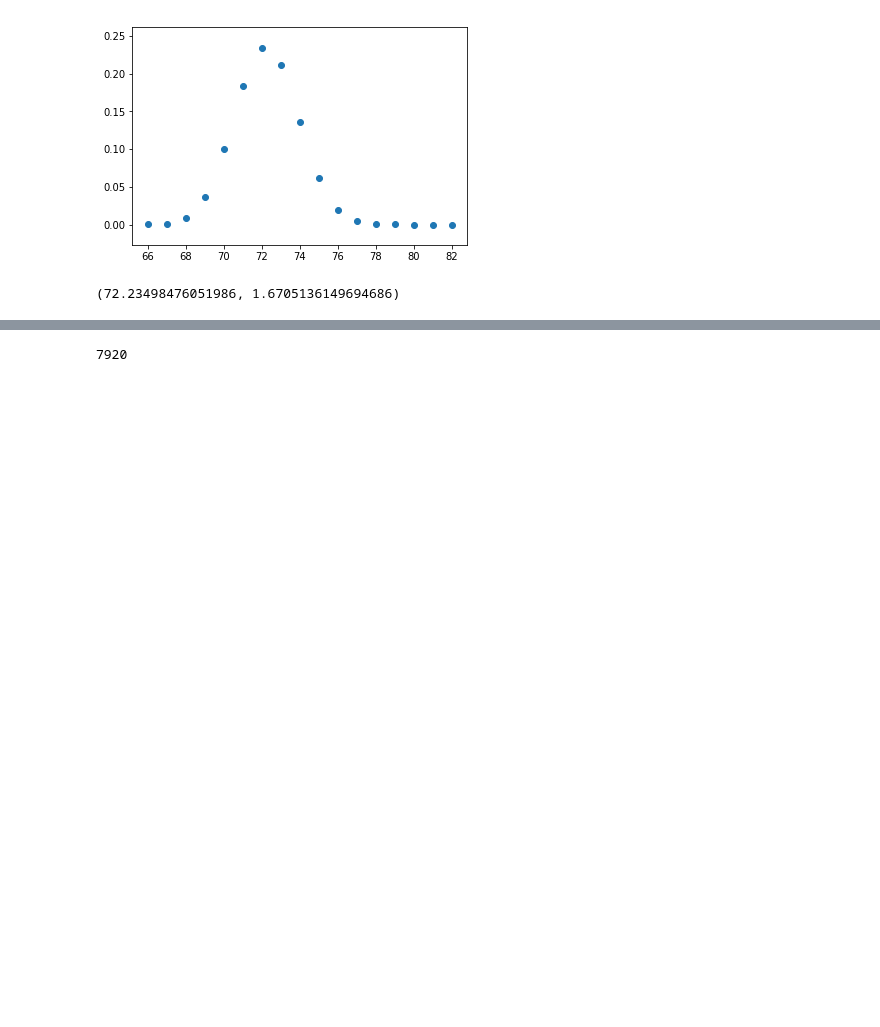
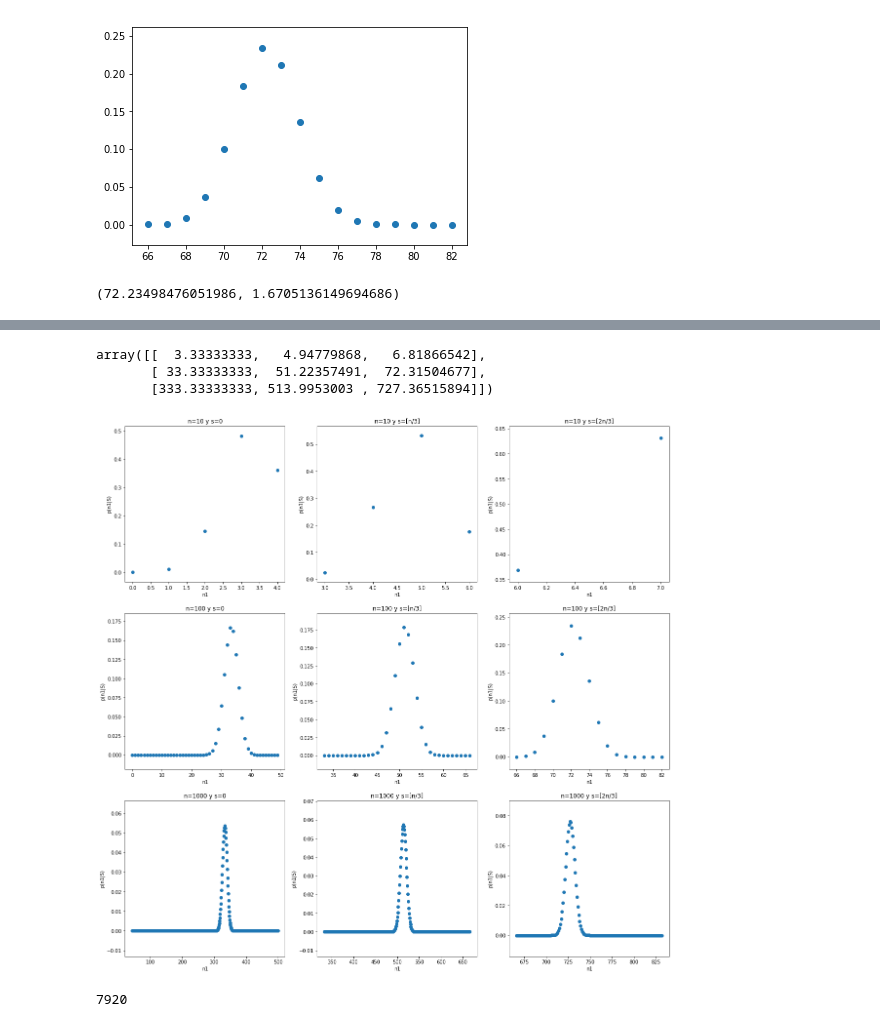
Before and after one commit to SantiagoBeltran/Tarea2FE, a Jupyter notebook: Tarea 2.ipynb, the cells around one changed output, grey strips where cells are left out. Saved outputs shown, nothing was run; the diff lists cells and outputs as text; code cells hidden in the pictures; blank space fills up the shorter version.

Commit message:
Agregar graficas y datos de n=1000

```diff
--- a/Tarea 2.ipynb
+++ b/Tarea 2.ipynb
@@ -217,0 +255,73 @@ OverflowError: int too large to convert to float
+# %%
+def estimado(n):
+    M=np.zeros((3,3))
+    for i in range(len(n)):
+        s=[0,int(n[i]/3),int(2*n[i]/3)]
+        for j in range(len(s)):
+            M[i][j]=(3*s[j]+4*n[i]-np.sqrt(4*(n[i])**2-3*(s[j])**2))/6
+    return M
+n=[10,100,1000]
+estimado(n)
+# %% [output]
+array([[  3.33333333,   4.94779868,   6.81866542],
+       [ 33.33333333,  51.22357491,  72.31504677],
+       [333.33333333, 513.9953003 , 727.36515894]])
+# %%
+plt.figure(figsize=(20,20))
+plt.subplot(3,3,1)
+plt.title("n=10 y s=0")
+plt.scatter(n1[A!=0],A[A!=0])
+plt.xlabel("n1")
+plt.ylabel("p(n1|S)")
+#plt.label("Promedio: {} Incertidumbre:{}".format(promedio(n1,A),sigma(n1,A)))
+plt.subplot(3,3,2)
+plt.title("n=10 y s=[n/3]")
+plt.scatter(n1[B!=0],B[B!=0] )
+plt.xlabel("n1")
+plt.ylabel("p(n1|S)")
+#plt.label("Promedio: {} Incertidumbre:{}".format(promedio(n1,B),sigma(n1,B)))
+plt.subplot(3,3,3)
+plt.title("n=10 y s=[2n/3]")
+plt.scatter(n1[C!=0],C[C!=0] )
+plt.xlabel("n1")
+plt.ylabel("p(n1|S)")
+#plt.label("Promedio: {} Incertidumbre:{}".format(promedio(n1,C),sigma(n1,C)))
+plt.subplot(3,3,4)
+plt.title("n=100 y s=0")
+plt.scatter(n2[D!=0],D[D!=0] )
+plt.xlabel("n1")
+plt.ylabel("p(n1|S)")
+#plt.label("Promedio: {} Incertidumbre:{}".format(promedio(n2,D),sigma(n2,D)))
+plt.subplot(3,3,5)
+plt.title("n=100 y s=[n/3]")
+plt.scatter(n2[E!=0],E[E!=0] )
+plt.xlabel("n1")
+plt.ylabel("p(n1|S)")
+#plt.label("Promedio: {} Incertidumbre:{}".format(promedio(n2,E),sigma(n2,E)))
+plt.subplot(3,3,6)
+plt.title("n=100 y s=[2n/3]")
+plt.scatter(n2[F!=0],F[F!=0] )
+plt.xlabel("n1")
+plt.ylabel("p(n1|S)")
+#plt.label("Promedio: {} Incertidumbre:{}".format(promedio(n2,F),sigma(n2,F)))
+plt.subplot(3,3,7)
+plt.title("n=1000 y s=0")
+plt.scatter(n3[G!=0],G[G!=0] )
+plt.xlabel("n1")
+plt.ylabel("p(n1|S)")
+#plt.label("Promedio: {} Incertidumbre:{}".format(promedio(n3,G),sigma(n3,G)))
+plt.subplot(3,3,8)
+plt.title("n=1000 y s=[n/3]")
+plt.scatter(n3[H!=0],H[H!=0] )
+plt.xlabel("n1")
+plt.ylabel("p(n1|S)")
+#plt.label("Promedio: {} Incertidumbre:{}".format(promedio(n3,H),sigma(n3,H)))
+plt.subplot(3,3,9)
+plt.title("n=1000 y s=[2n/3]")
+plt.scatter(n3[I!=0],I[I!=0] )
+plt.xlabel("n1")
+plt.ylabel("p(n1|S)")
+#plt.label("Promedio: {} Incertidumbre:{}".format(promedio(n3,I),sigma(n3,I)))
+plt.savefig("GraficaProbabilidadn1.png")
+# %% [output]
+[figure, added]
```
Also changed, not shown: parts of 15 cells of this notebook.
